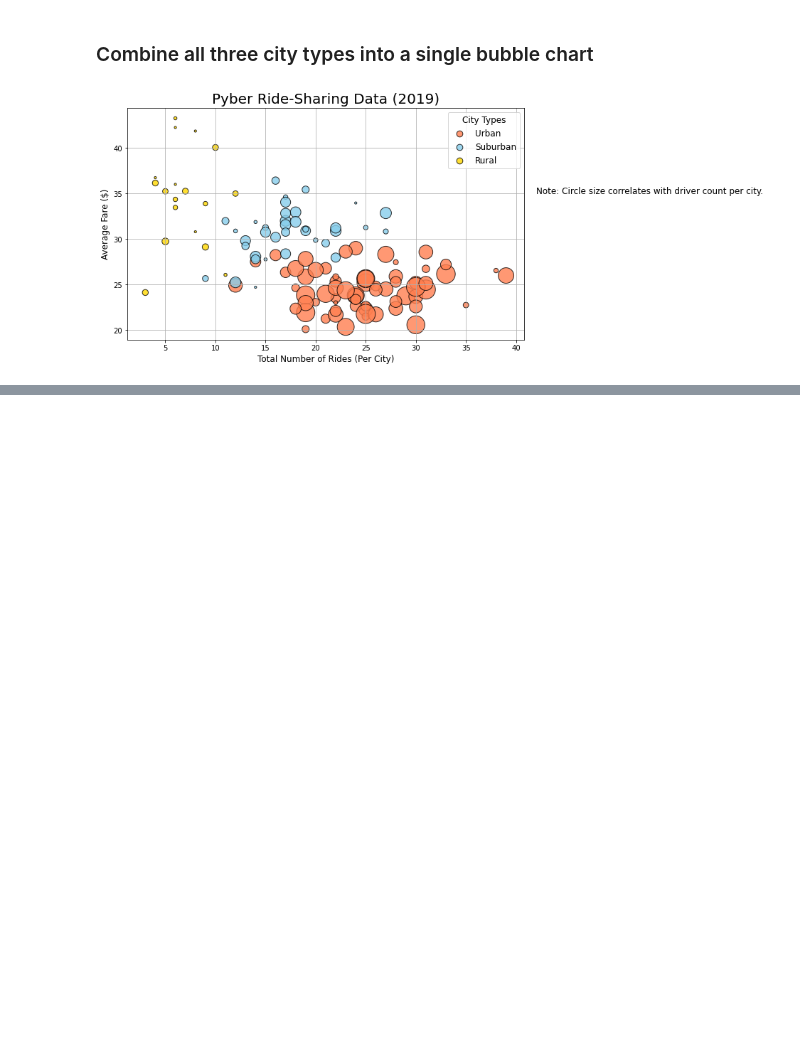
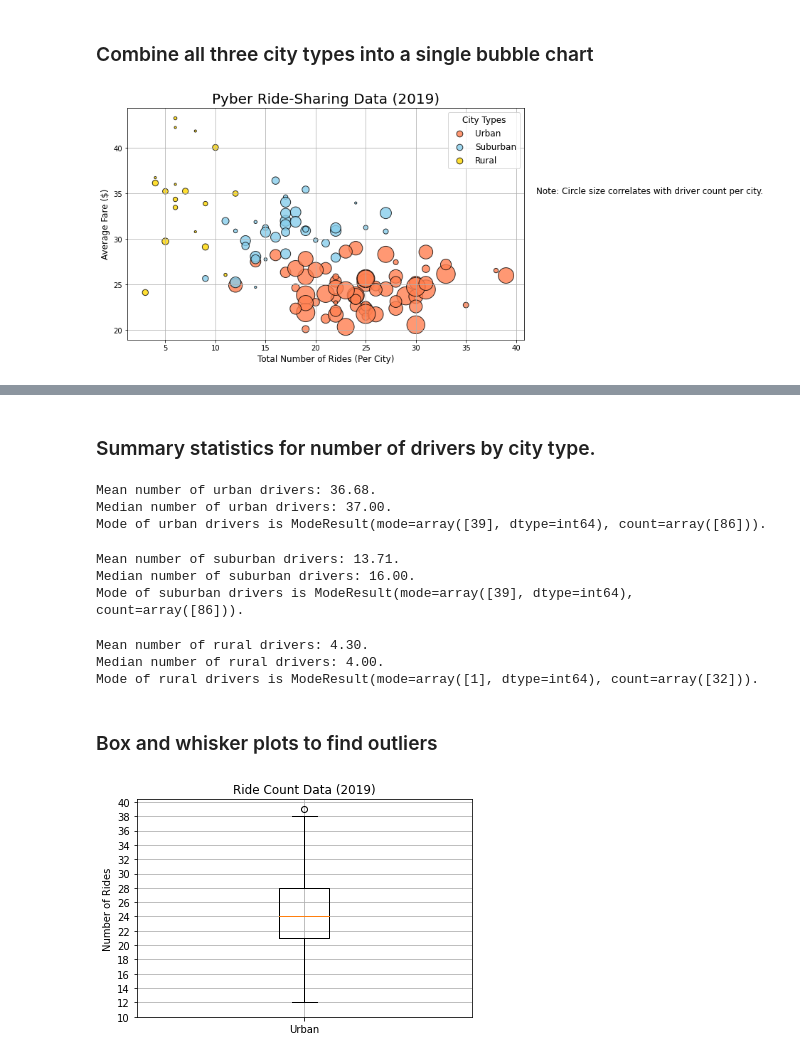
Before and after one commit to eric-spoerner/rideshare-analysis, a Jupyter notebook: Pyber.ipynb, the cells around one changed output, grey strips where cells are left out. Cells and saved outputs as stored; diff of their text form; code cells hidden in the pictures; blank space fills up the shorter version.

Commit message:
Summary statistics for city type and box/whisker plots.

```diff
--- a/Pyber.ipynb
+++ b/Pyber.ipynb
@@ -474,0 +651,64 @@ plt.savefig("Analysis/Fig1.png")
+# %% [markdown]
+### Summary statistics for number of drivers by city type.
+# %%
+urban_drivers = urban_cities_df["driver_count"]
+
+mean_urban_drivers = np.mean(urban_drivers)
+print(f"Mean number of urban drivers: {mean_urban_drivers:.2f}.")
+
+median_urban_drivers = np.median(urban_drivers)
+print(f"Median number of urban drivers: {median_urban_drivers:.2f}.")
+
+mode_urban_drivers = sts.mode(urban_drivers)
+print(f"Mode of urban drivers is {mode_urban_drivers}.")
+# %% [output]
+Mean number of urban drivers: 36.68.
+Median number of urban drivers: 37.00.
+Mode of urban drivers is ModeResult(mode=array([39], dtype=int64), count=array([86])).
+# %%
+suburban_drivers = suburban_cities_df["driver_count"]
+
+mean_suburban_drivers = np.mean(suburban_drivers)
+print(f"Mean number of suburban drivers: {mean_suburban_drivers:.2f}.")
+
+median_suburban_drivers = np.median(suburban_drivers)
+print(f"Median number of suburban drivers: {median_suburban_drivers:.2f}.")
+
+mode_suburban_drivers = sts.mode(suburban_drivers)
+print(f"Mode of suburban drivers is {mode_suburban_drivers}.")
+# %% [output]
+Mean number of suburban drivers: 13.71.
+Median number of suburban drivers: 16.00.
+Mode of suburban drivers is ModeResult(mode=array([39], dtype=int64), count=array([86])).
+# %%
+rural_drivers = rural_cities_df["driver_count"]
+rural_drivers
+
+mean_rural_drivers = np.mean(rural_drivers)
+print(f"Mean number of rural drivers: {mean_rural_drivers:.2f}.")
+
+median_rural_drivers = np.median(rural_drivers)
+print(f"Median number of rural drivers: {median_rural_drivers:.2f}.")
+
+mode_rural_drivers = sts.mode(rural_drivers)
+print(f"Mode of rural drivers is {mode_rural_drivers}.")
+# %% [output]
+Mean number of rural drivers: 4.30.
+Median number of rural drivers: 4.00.
+Mode of rural drivers is ModeResult(mode=array([1], dtype=int64), count=array([32])).
+# %% [markdown]
+### Box and whisker plots to find outliers
+# %%
+# start with urban cities ride count
+x_labels = ["Urban"]
+fig, ax = plt.subplots()
+ax.boxplot(urban_ride_count, labels=x_labels)
+
+ax.set_title("Ride Count Data (2019)")
+ax.set_ylabel("Number of Rides")
+ax.set_yticks(np.arange(10,41, step=2.0))
+ax.grid()
+
+plt.show()
+# %% [output]
+[figure, added]
```
Also changed, not shown: parts of 31 cells of this notebook, 1 other file.
